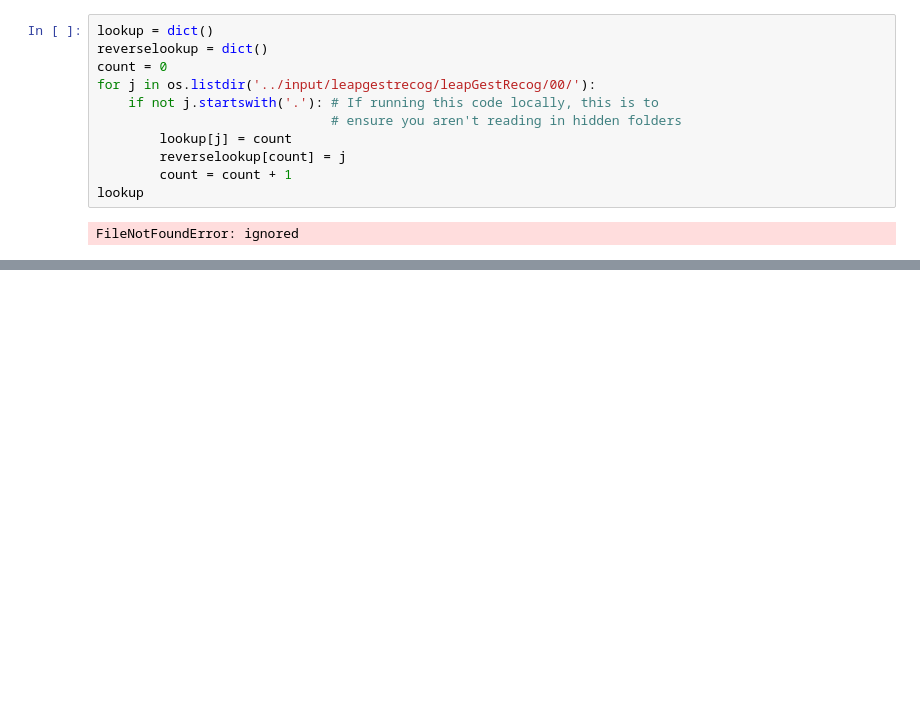
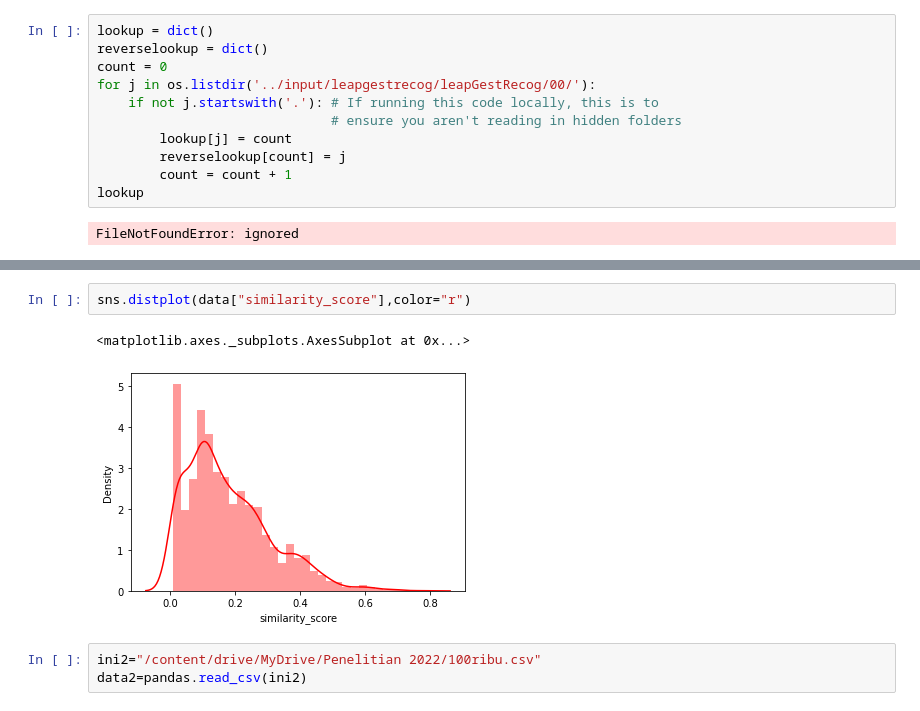
Before and after one commit to PaperBlade/Latihan, a Jupyter notebook: coba.ipynb, the cells around one changed output, grey strips where cells are left out. Saved outputs shown, nothing was run; the diff lists cells and outputs as text; blank space fills up the shorter version.

```diff
--- a/coba.ipynb
+++ b/coba.ipynb
@@ -124,0 +164,8 @@ FileNotFoundError: ignored
+# %%
+sns.distplot(data["similarity_score"],color="r")
+# %% [output]
+<matplotlib.axes._subplots.AxesSubplot at 0x...>
+[figure, added]
+# %%
+ini2="/content/drive/MyDrive/Penelitian 2022/100ribu.csv"
+data2=pandas.read_csv(ini2)
```
Also changed, not shown: parts of 14 cells of this notebook.
